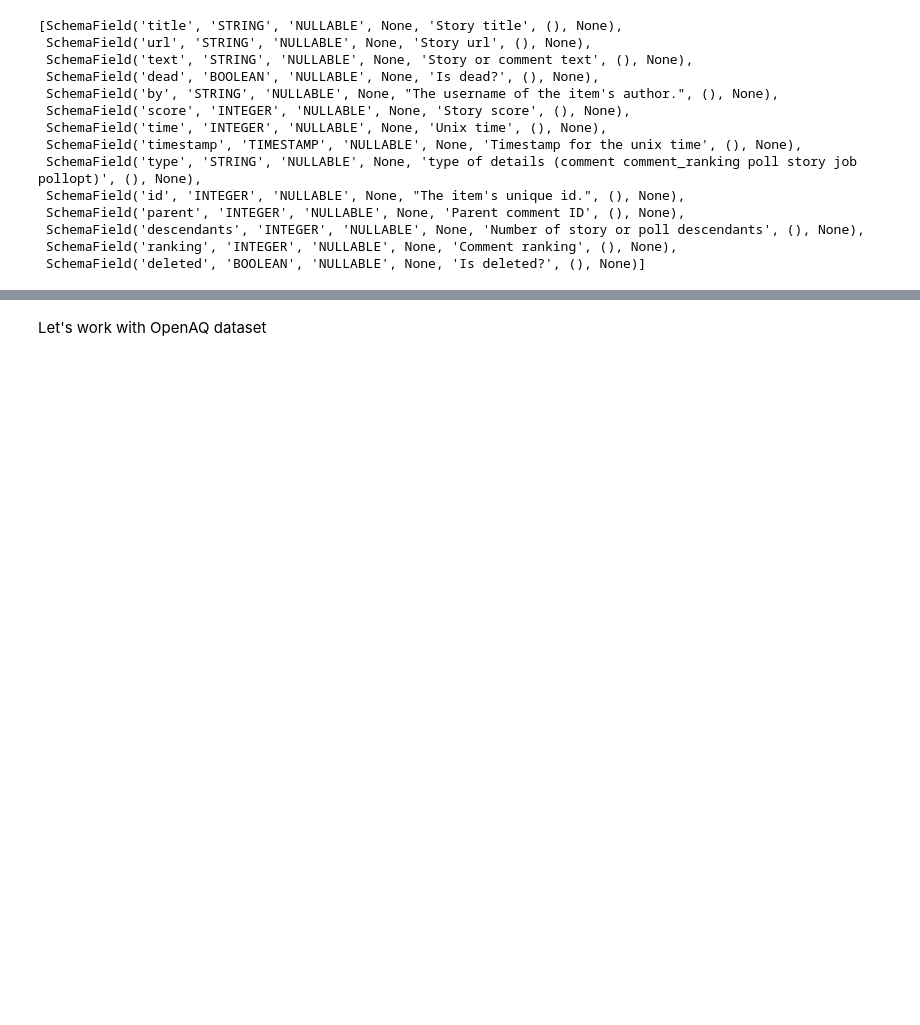
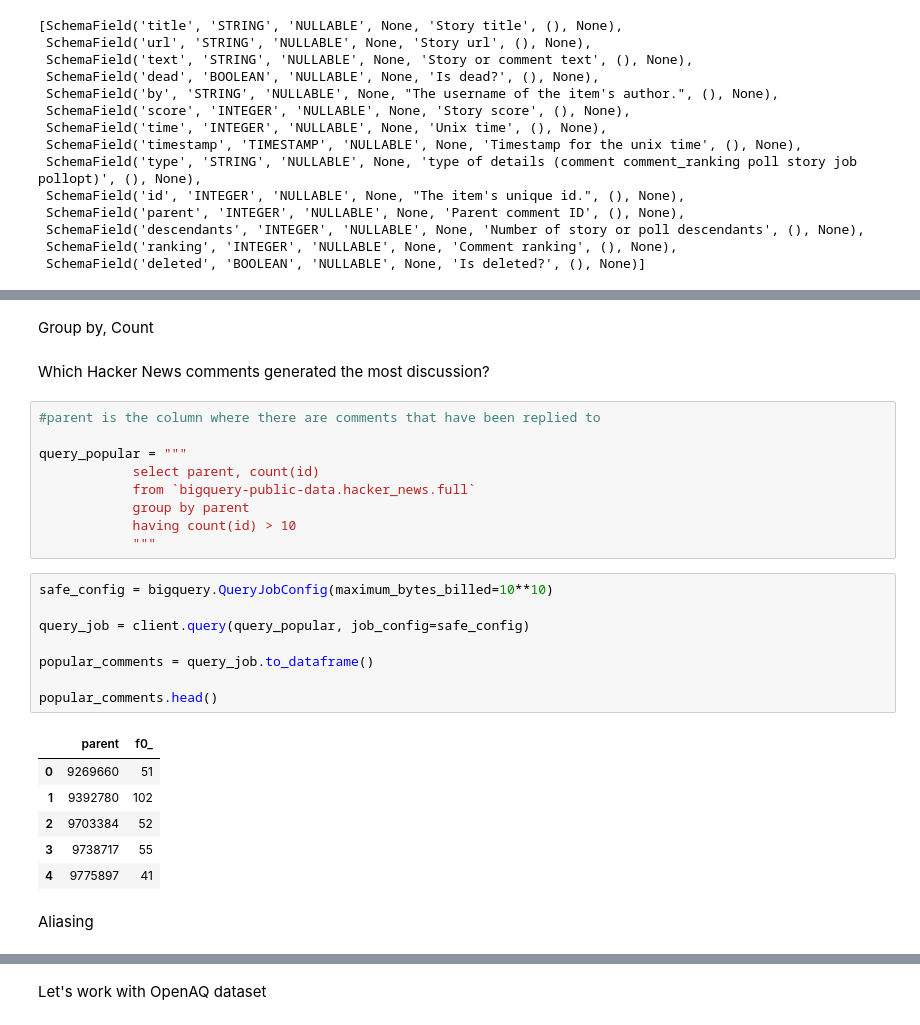
Before and after one commit to tanyaniazi/SQL-BigQuery-Practice, a Jupyter notebook: 1.ipynb, the cells around one changed output, grey strips where cells are left out. Cells and saved outputs as stored; diff of their text form; blank space fills up the shorter version.

```diff
--- a/1.ipynb
+++ b/1.ipynb
@@ -102,0 +103,30 @@ client.list_rows(table, selected_fields = table.schema[:1], max_results = 5).to_
+# %% [markdown]
+Group by, Count
+# %% [markdown]
+Which Hacker News comments generated the most discussion?
+# %%
+#parent is the column where there are comments that have been replied to
+
+query_popular = """
+            select parent, count(id)
+            from `bigquery-public-data.hacker_news.full`
+            group by parent
+            having count(id) > 10
+            """
+# %%
+safe_config = bigquery.QueryJobConfig(maximum_bytes_billed=10**10)
+
+query_job = client.query(query_popular, job_config=safe_config)
+
+popular_comments = query_job.to_dataframe()
+
+popular_comments.head()
+# %% [output]
+|  | parent | f0_ |
+| 0 | 9269660 | 51 |
+| 1 | 9392780 | 102 |
+| 2 | 9703384 | 52 |
+| 3 | 9738717 | 55 |
+| 4 | 9775897 | 41 |
+# %% [markdown]
+Aliasing
```
Also changed, not shown: parts of 18 cells of this notebook.
